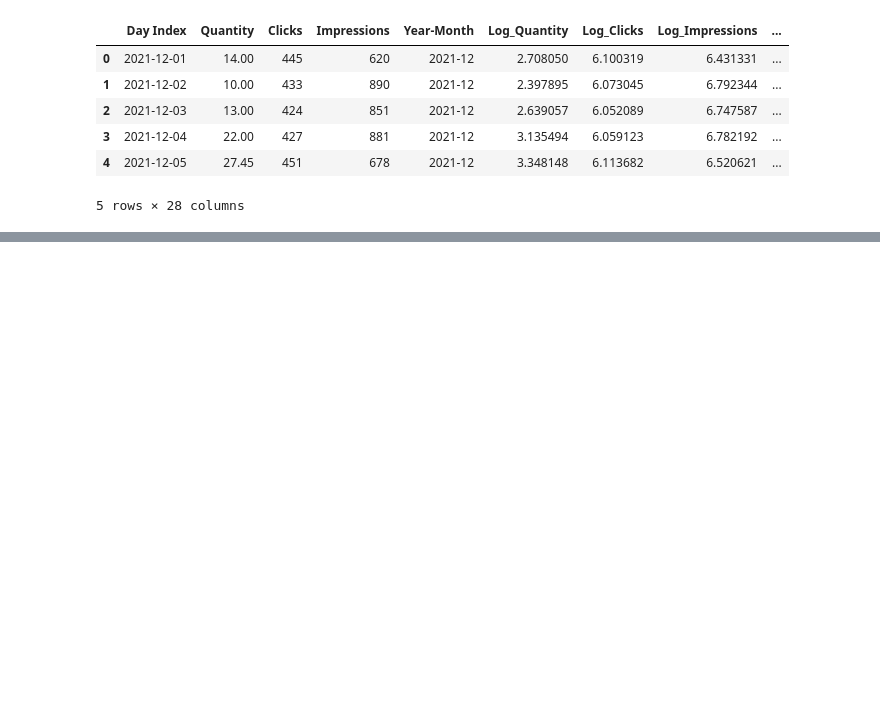
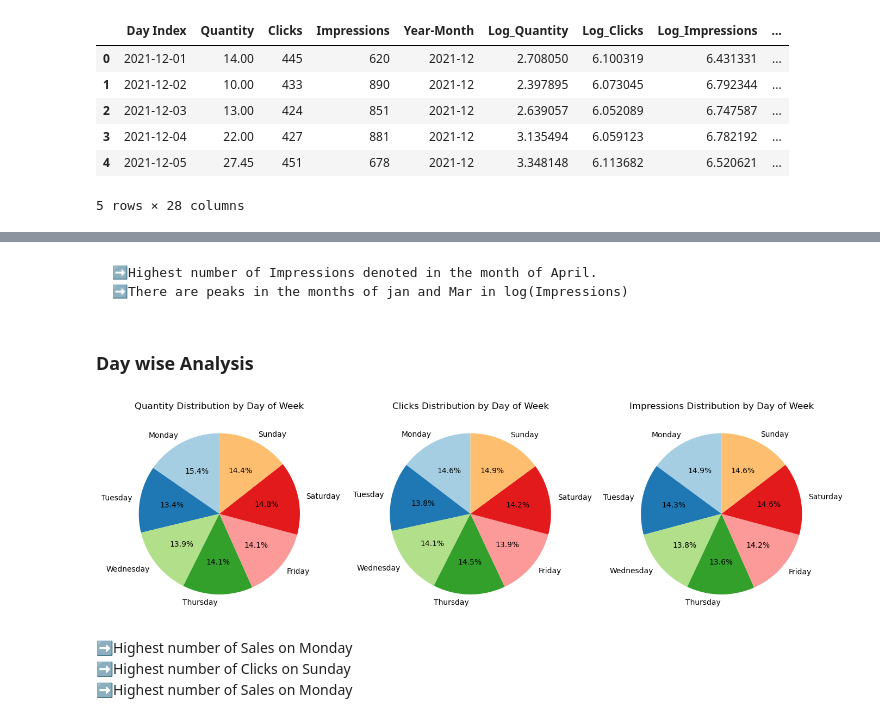
Before and after one commit to BhavajnaMadivada/Bhavajna-Infosys-Nov24, a Jupyter notebook: Future Cart Prediction .ipynb, the cells around one changed output, grey strips where cells are left out. Saved outputs shown, nothing was run; the diff lists cells and outputs as text; code cells hidden in the pictures; blank space fills up the shorter version.

```diff
--- a/Future Cart Prediction .ipynb
+++ b/Future Cart Prediction .ipynb
@@ -471,0 +476,35 @@ plt.show()
+# %% [markdown]
+    ➡️Highest number of Impressions denoted in the month of April.
+    ➡️There are peaks in the months of jan and Mar in log(Impressions)
+# %% [markdown]
+### Day wise Analysis
+# %%
+daywise_summary = df.groupby('Day_of_week').agg({
+    'Quantity': 'sum',
+    'Clicks': 'sum',
+    'Impressions': 'sum'
+}).reset_index()
+
+# Create Pie charts for Quantity and Clicks
+fig, axes = plt.subplots(1, 3, figsize=(14, 6))
+
+# Pie chart for Quantity by Day of Week
+axes[0].pie(daywise_summary['Quantity'], labels=daywise_summary['Day_of_week'], autopct='%1.1f%%', startangle=90, colors=plt.cm.Paired.colors)
+axes[0].set_title('Quantity Distribution by Day of Week')
+
+# Pie chart for Clicks by Day of Week
+axes[1].pie(daywise_summary['Clicks'], labels=daywise_summary['Day_of_week'], autopct='%1.1f%%', startangle=90, colors=plt.cm.Paired.colors)
+axes[1].set_title('Clicks Distribution by Day of Week')
+
+axes[2].pie(daywise_summary['Impressions'], labels=daywise_summary['Day_of_week'], autopct='%1.1f%%', startangle=90, colors=plt.cm.Paired.colors)
+axes[2].set_title('Impressions Distribution by Day of Week')
+
+# Show the pie charts
+plt.tight_layout()
+plt.show()
+# %% [output]
+[figure, added]
+# %% [markdown]
+➡️Highest number of Sales on Monday<br>
+➡️Highest number of Clicks on Sunday<br>
+➡️Highest number of Sales on Monday
```
Also changed, not shown: parts of 74 cells of this notebook.
